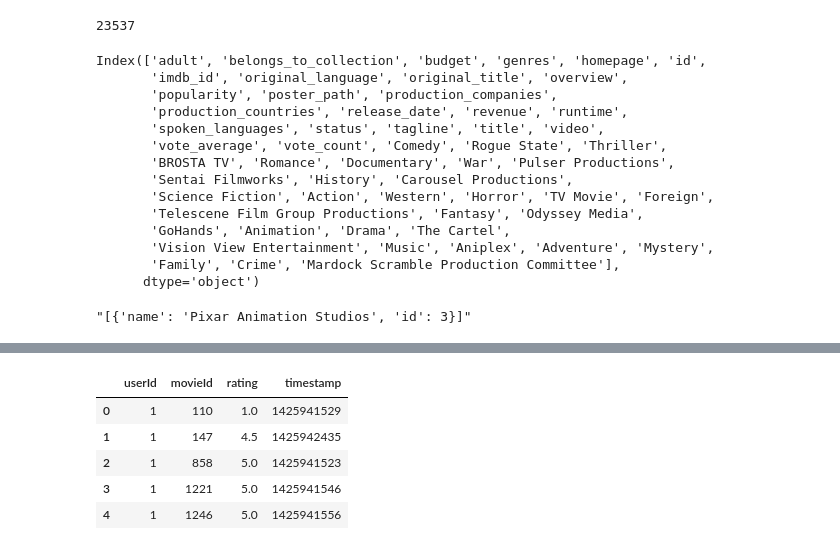
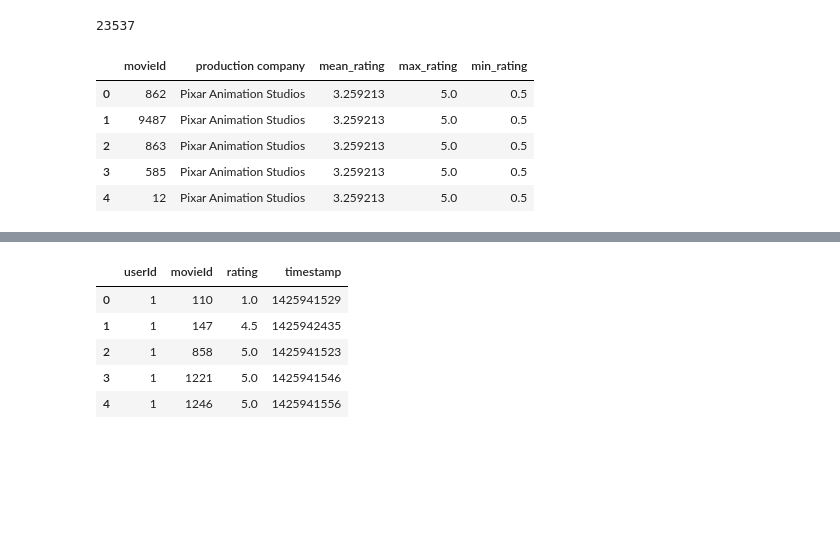
Before and after one commit to HatimRabet/Bandit-Algorithms-for-Movie-Recommendation-System, a Jupyter notebook: scripts/data_study.ipynb, the cells around one changed output, grey strips where cells are left out. Cells and saved outputs as stored; diff of their text form; code cells hidden in the pictures; blank space fills up the shorter version.

```diff
--- a/scripts/data_study.ipynb
+++ b/scripts/data_study.ipynb
@@ -168,24 +168,3 @@ for  i, row in movies_metadata_df.iterrows():
 len(production_companies)
 # %% [output]
 23537
-# %%
-movies_metadata_df.columns
-# %% [output]
-Index(['adult', 'belongs_to_collection', 'budget', 'genres', 'homepage', 'id',
-       'imdb_id', 'original_language', 'original_title', 'overview',
-       'popularity', 'poster_path', 'production_companies',
-       'production_countries', 'release_date', 'revenue', 'runtime',
-       'spoken_languages', 'status', 'tagline', 'title', 'video',
-       'vote_average', 'vote_count', 'Comedy', 'Rogue State', 'Thriller',
-       'BROSTA TV', 'Romance', 'Documentary', 'War', 'Pulser Productions',
-       'Sentai Filmworks', 'History', 'Carousel Productions',
-       'Science Fiction', 'Action', 'Western', 'Horror', 'TV Movie', 'Foreign',
-       'Telescene Film Group Productions', 'Fantasy', 'Odyssey Media',
-       'GoHands', 'Animation', 'Drama', 'The Cartel',
-       'Vision View Entertainment', 'Music', 'Aniplex', 'Adventure', 'Mystery',
-       'Family', 'Crime', 'Mardock Scramble Production Committee'],
-      dtype='object')
-# %%
-movies_metadata_df['production_companies'].iloc[0]
-# %% [output]
-"[{'name': 'Pixar Animation Studios', 'id': 3}]"
@@ -192,3 +229,12 @@ movies_metadata_df['production_companies'].iloc[0]
+# %%
+cross_movie_prod_company.head()
+# %% [output]
+|  | movieId | production company | mean_rating | max_rating | min_rating |
+| 0 | 862 | Pixar Animation Studios | 3.259213 | 5.0 | 0.5 |
+| 1 | 9487 | Pixar Animation Studios | 3.259213 | 5.0 | 0.5 |
+| 2 | 863 | Pixar Animation Studios | 3.259213 | 5.0 | 0.5 |
+| 3 | 585 | Pixar Animation Studios | 3.259213 | 5.0 | 0.5 |
+| 4 | 12 | Pixar Animation Studios | 3.259213 | 5.0 | 0.5 |
 # %%
 original_languages = set(movies_metadata_df['original_language'].unique().tolist())
 # %%
```
Also changed, not shown: parts of 9 cells of this notebook.
